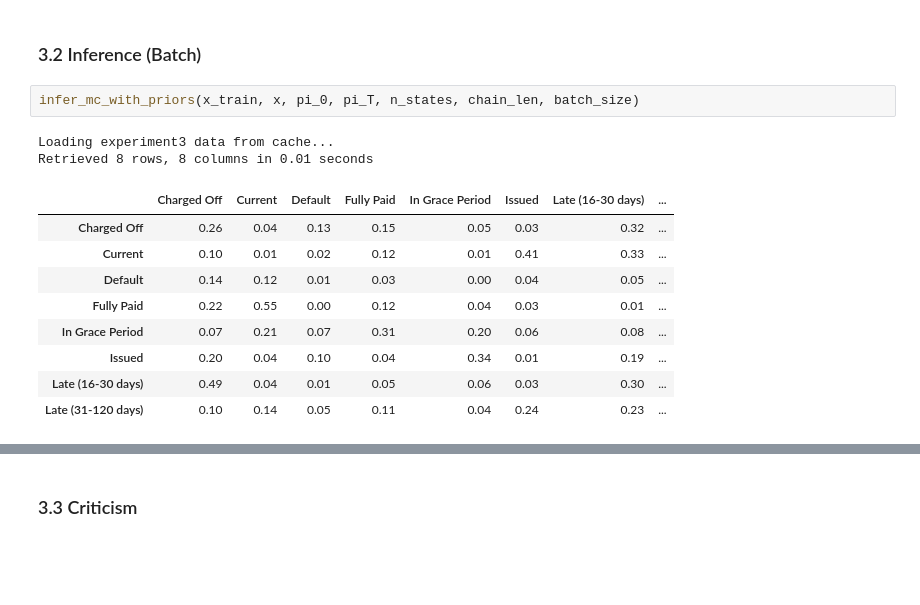
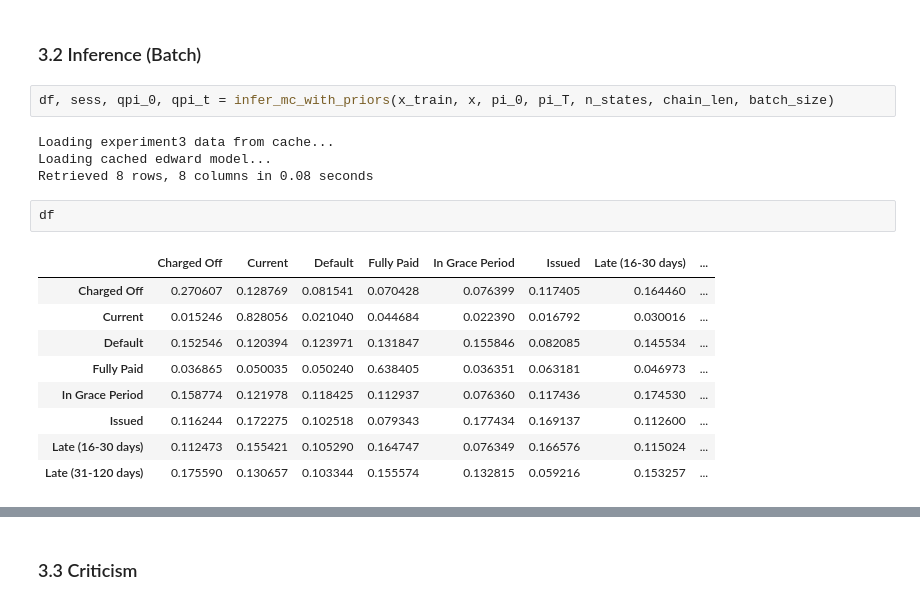
Before and after one commit to basilvetas/lending-club-analysis, a Jupyter notebook: final-project/notebooks/final-project-basil.ipynb, the cells around one changed output, grey strips where cells are left out. Drawn from its saved outputs; the diff is of its cells as text; blank space fills up the shorter version.

```diff
--- a/final-project/notebooks/final-project-basil.ipynb
+++ b/final-project/notebooks/final-project-basil.ipynb
@@ -142,16 +286,20 @@ x, pi_0, pi_T = build_mc_with_priors(n_states, chain_len, batch_size)
 # %% [markdown]
 ### 3.2 Inference (Batch)
 # %%
-infer_mc_with_priors(x_train, x, pi_0, pi_T, n_states, chain_len, batch_size)
+df, sess, qpi_0, qpi_t = infer_mc_with_priors(x_train, x, pi_0, pi_T, n_states, chain_len, batch_size)
 # %% [output]
 Loading experiment3 data from cache...
-Retrieved 8 rows, 8 columns in 0.01 seconds
+Loading cached edward model...
+Retrieved 8 rows, 8 columns in 0.08 seconds
-|  | Charged Off | Current | Default | Fully Paid | In Grace Period | Issued | Late (16-30 days) | ... |
-| Charged Off | 0.26 | 0.04 | 0.13 | 0.15 | 0.05 | 0.03 | 0.32 | ... |
-| Current | 0.10 | 0.01 | 0.02 | 0.12 | 0.01 | 0.41 | 0.33 | ... |
-| Default | 0.14 | 0.12 | 0.01 | 0.03 | 0.00 | 0.04 | 0.05 | ... |
-| Fully Paid | 0.22 | 0.55 | 0.00 | 0.12 | 0.04 | 0.03 | 0.01 | ... |
-| In Grace Period | 0.07 | 0.21 | 0.07 | 0.31 | 0.20 | 0.06 | 0.08 | ... |
-| Issued | 0.20 | 0.04 | 0.10 | 0.04 | 0.34 | 0.01 | 0.19 | ... |
-| Late (16-30 days) | 0.49 | 0.04 | 0.01 | 0.05 | 0.06 | 0.03 | 0.30 | ... |
-| Late (31-120 days) | 0.10 | 0.14 | 0.05 | 0.11 | 0.04 | 0.24 | 0.23 | ... |
+# %%
+df
+# %% [output]
+|  | Charged Off | Current | Default | Fully Paid | In Grace Period | Issued | Late (16-30 days) | ... |
+| Charged Off | 0.270607 | 0.128769 | 0.081541 | 0.070428 | 0.076399 | 0.117405 | 0.164460 | ... |
+| Current | 0.015246 | 0.828056 | 0.021040 | 0.044684 | 0.022390 | 0.016792 | 0.030016 | ... |
+| Default | 0.152546 | 0.120394 | 0.123971 | 0.131847 | 0.155846 | 0.082085 | 0.145534 | ... |
+| Fully Paid | 0.036865 | 0.050035 | 0.050240 | 0.638405 | 0.036351 | 0.063181 | 0.046973 | ... |
+| In Grace Period | 0.158774 | 0.121978 | 0.118425 | 0.112937 | 0.076360 | 0.117436 | 0.174530 | ... |
+| Issued | 0.116244 | 0.172275 | 0.102518 | 0.079343 | 0.177434 | 0.169137 | 0.112600 | ... |
+| Late (16-30 days) | 0.112473 | 0.155421 | 0.105290 | 0.164747 | 0.076349 | 0.166576 | 0.115024 | ... |
+| Late (31-120 days) | 0.175590 | 0.130657 | 0.103344 | 0.155574 | 0.132815 | 0.059216 | 0.153257 | ... |
```
Also changed, not shown: parts of 37 cells of this notebook, 4 other files.
